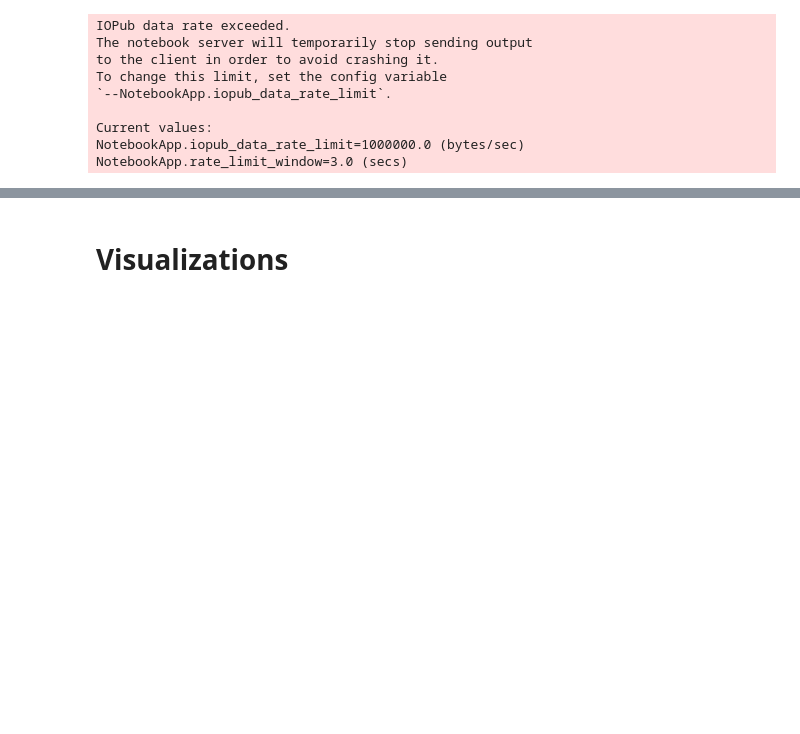
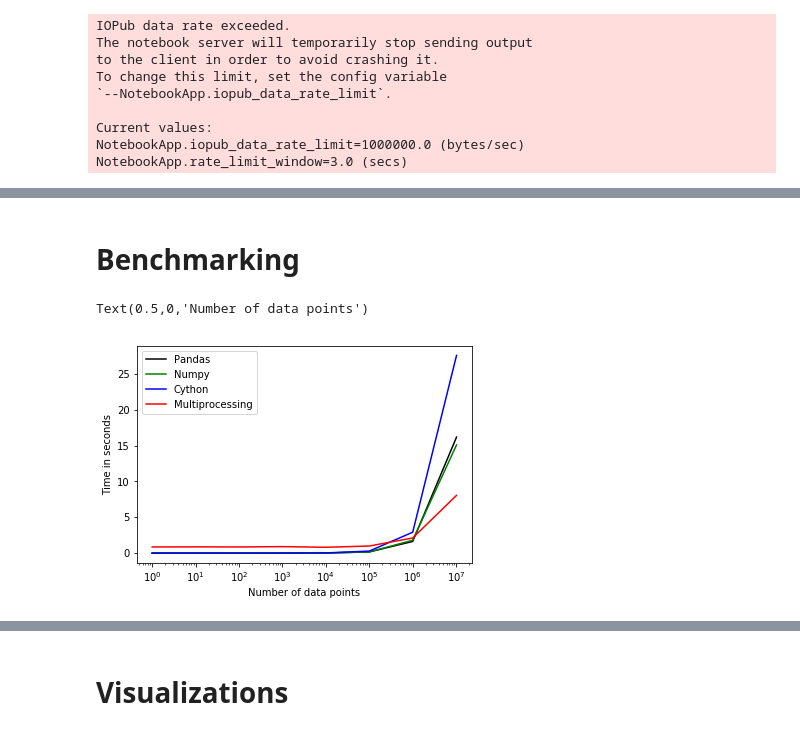
Before and after one commit to carlaint/OII_Python_Hi_Performance, a Jupyter notebook: Summative.ipynb, the cells around one changed output, grey strips where cells are left out. Cells and saved outputs as stored; diff of their text form; code cells hidden in the pictures; blank space fills up the shorter version.

```diff
--- a/Summative.ipynb
+++ b/Summative.ipynb
@@ -462,0 +470,25 @@ results: 8062.006474 ms
+# %% [markdown]
+# Benchmarking
+# %%
+bm_multi = [.859816551, .872070789, .859011412,.906384706,.815159559,.990002632,2.116918087,8.062006474]
+cyth = [0.000927, 0.00226,0.00162,0.00433,0.0282,0.282,2.92,27.6]
+numpy = [0.000279, 0.000238, 0.000424,0.00226, 0.0169,0.164,1.8,15.1]
+pandas = [0.00277, 0.00234, 0.00154,0.003,0.0179,.168,1.63,16.2]
+# %%
+x1 = ['1','10','100','1k','10k','100k','1m','All']
+x = [1,10,100,1000,10000,100000,1000000,10211912]
+# %%
+plt.figure()#figsize=(10,5))
+plt.plot(x, pandas, 'black', label = 'Pandas')
+plt.plot(x, numpy, 'g', label = 'Numpy')
+plt.plot(x, cyth,'b', label = 'Cython')
+plt.plot(x, bm_multi, 'r', label = 'Multiprocessing')
+plt.legend(loc='upper left')
+plt.xscale('log')
+#plt.yscale('log')
+plt.ylabel("Time in seconds")
+plt.xlabel("Number of data points")
+#plt.ylim(top=100)
+# %% [output]
+Text(0.5,0,'Number of data points')
+[figure, added]
```
Also changed, not shown: parts of 15 cells of this notebook.
